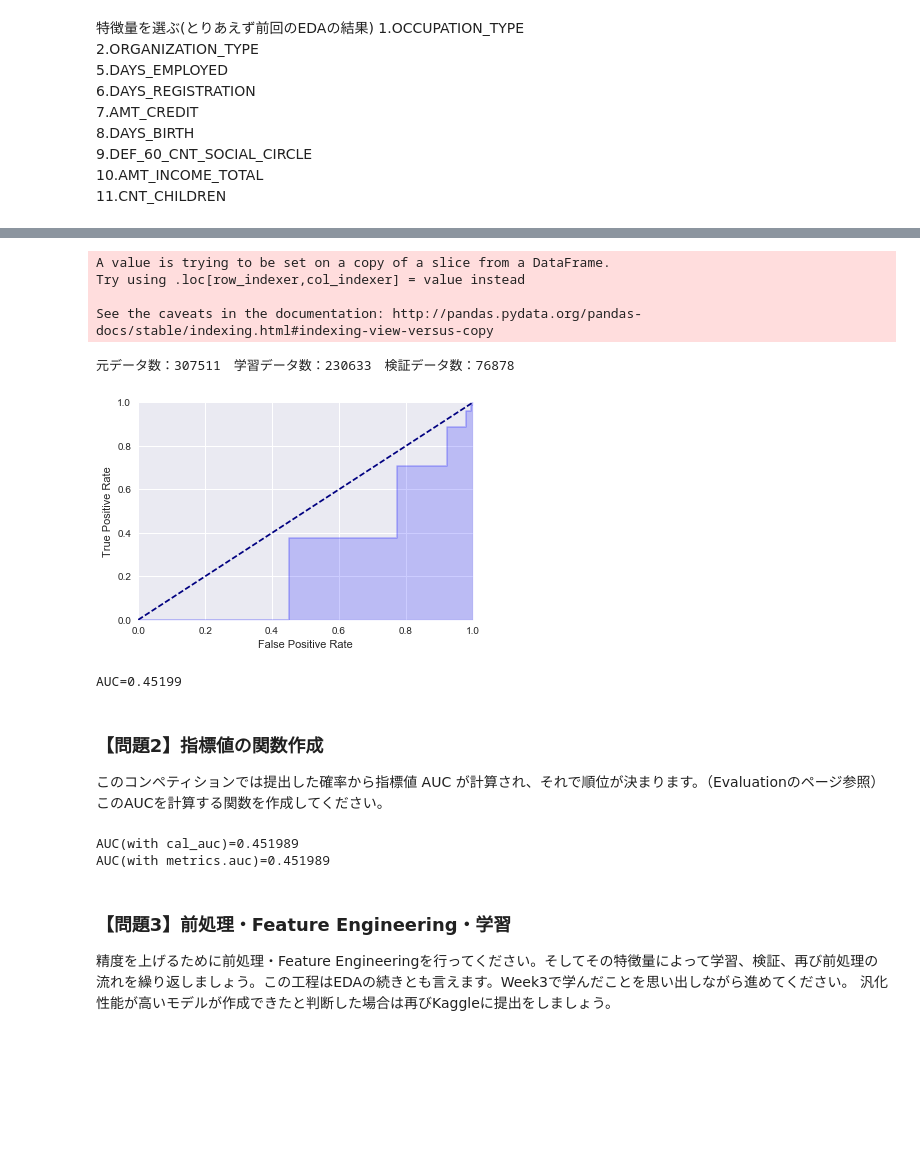
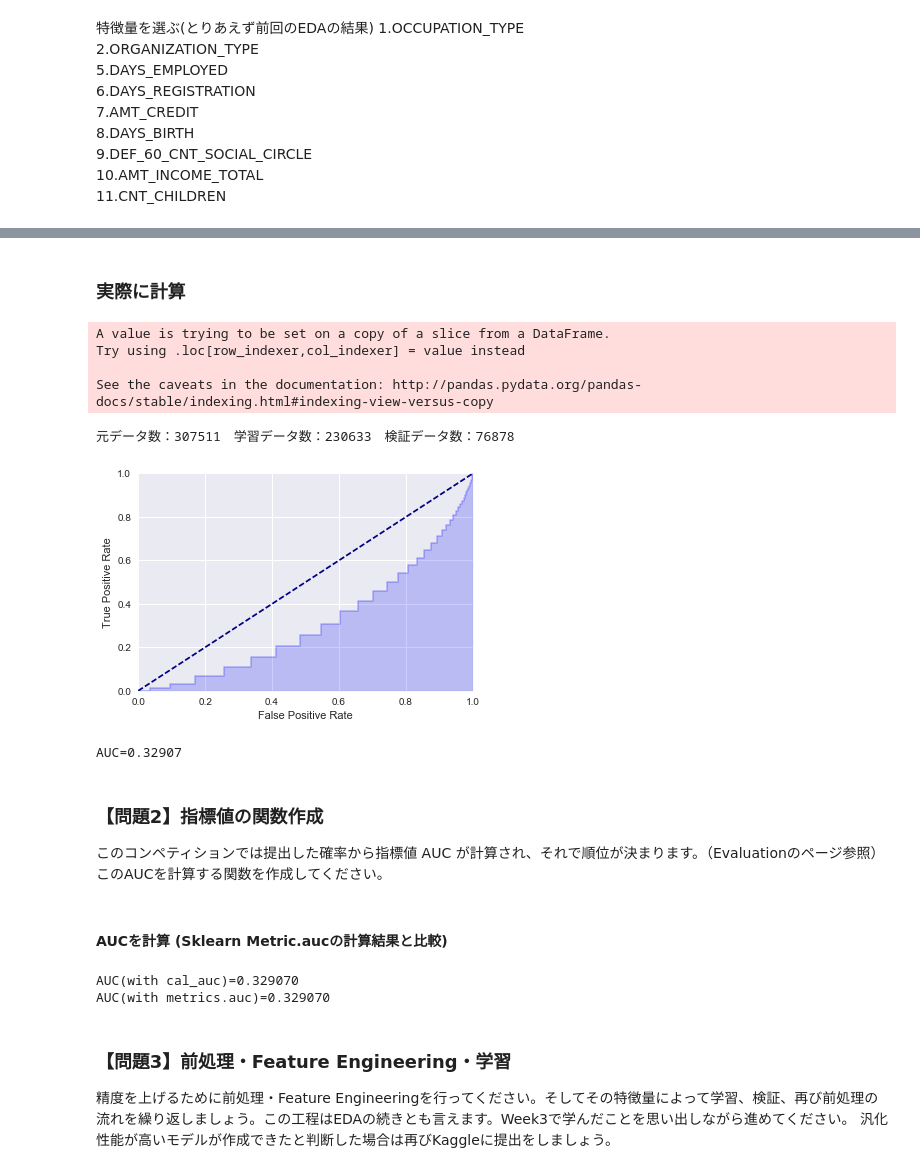
Before and after one commit to ns5849/diveintocode-ml, a Jupyter notebook: week4/week4-session1.ipynb, the cells around one changed output, grey strips where cells are left out. Drawn from its saved outputs; the diff is of its cells as text; code cells hidden in the pictures; blank space fills up the shorter version.

```diff
--- a/week4/week4-session1.ipynb
+++ b/week4/week4-session1.ipynb
@@ -34,7 +33,7 @@ pd.options.display.max_columns = len(pd_application_train.columns)
 # %%
 from sklearn import metrics
 
-def pipline(model, data, target_value, feature_value, normalization=True):
+def pipline(model, data, target_value, feature_value, positive_label, normalization=True, plot=True):
     """
     Parameter
     ---------------
@@ -69,15 +68,16 @@ def pipline(model, data, target_value, feature_value, normalization=True):
     result = model.predict_proba(test_feature)
 
     #rocを計算
-    fpr, tpr, thresholds = metrics.roc_curve(test_target.reshape(-1), result[:,0], pos_label=1)
+    fpr, tpr, thresholds = metrics.roc_curve(test_target.reshape(-1), result[:,0], pos_label=positive_label)
     #rocをplot
-    plt.step(fpr, tpr, color='b', alpha=0.2, where='post')
-    plt.fill_between(fpr, tpr, step='post', alpha=0.2, color='b')
-    plt.plot([0, 1], [0, 1], color='navy', linestyle='--')
-    plt.ylabel('True Positive Rate')
-    plt.xlabel('False Positive Rate')
-    plt.ylim([0.0, 1.0])
-    plt.xlim([0.0, 1.0])
-    plt.show()
+    if plot == True:
+        plt.step(fpr, tpr, color='b', alpha=0.2, where='post')
+        plt.fill_between(fpr, tpr, step='post', alpha=0.2, color='b')
+        plt.plot([0, 1], [0, 1], color='navy', linestyle='--')
+        plt.ylabel('True Positive Rate')
+        plt.xlabel('False Positive Rate')
+        plt.ylim([0.0, 1.0])
+        plt.xlim([0.0, 1.0])
+        plt.show()
 
     return fpr, tpr, thresholds
@@ -84,5 +107,8 @@ def pipline(model, data, target_value, feature_value, normalization=True):
+# %% [markdown]
+### 実際に計算
 # %%
 import copy
+"""
 selected_feature_name = ["OCCUPATION_TYPE",
                          "ORGANIZATION_TYPE",
                          "DAYS_EMPLOYED",
@@ -91,5 +117,17 @@ selected_feature_name = ["OCCUPATION_TYPE",
                          "DEF_60_CNT_SOCIAL_CIRCLE",
                          "AMT_INCOME_TOTAL",
                          "CNT_CHILDREN"]
+"""
+selected_feature_name = ["OCCUPATION_TYPE",
+                         "ORGANIZATION_TYPE",
+                         "EXT_SOURCE_1",
+                         "EXT_SOURCE_2",
+                         "DAYS_EMPLOYED",
+                         "DAYS_REGISTRATION",
+                         "AMT_CREDIT",
+                         "DAYS_BIRTH",
+                         "DEF_60_CNT_SOCIAL_CIRCLE",
+                         "AMT_INCOME_TOTAL",
+                         "CNT_CHILDREN"]
 col_name = copy.deepcopy(selected_feature_name)
 col_name.append("TARGET")
@@ -115,17 +156,17 @@ See the caveats in the documentation: http://pandas.pydata.org/pandas-docs/stabl
 # %%
 from sklearn.ensemble import RandomForestClassifier
 from sklearn.datasets import make_classification
 from sklearn.neighbors import KNeighborsClassifier
-clf = RandomForestClassifier(n_estimators=10, max_depth=100, random_state=2)
+
 #clf = KNeighborsClassifier(n_neighbors=3)
-
-fpr, tpr, thresholds = pipline(clf, pd_reducted_train_data, "TARGET", selected_feature_name)
+clf = RandomForestClassifier(n_estimators=100, max_depth=120, random_state=10)
+fpr, tpr, thresholds = pipline(clf, pd_reducted_train_data, "TARGET", selected_feature_name, 1, False)
 
 print("AUC={:.5f}".format(metrics.auc(fpr, tpr)))
 # %% [output]
 元データ数：307511　学習データ数：230633　検証データ数：76878
-[figure, old version]
+[figure, new version]
-AUC=0.45199
+AUC=0.32907
 # %% [markdown]
 ### 【問題2】指標値の関数作成
 このコンペティションでは提出した確率から指標値 AUC が計算され、それで順位が決まります。（Evaluationのページ参照）
@@ -145,11 +185,12 @@ def cal_auc(fpr, tpr):
     return integral.sum()
+# %% [markdown]
+#### AUCを計算 (Sklearn Metric.aucの計算結果と比較)
 # %%
-#AUCを計算 (Sklearn Metric.aucの計算結果と比較)
 print("AUC(with cal_auc)={:.6f}".format(cal_auc(fpr, tpr)))
 print("AUC(with metrics.auc)={:.6f}".format(metrics.auc(fpr, tpr)))
 # %% [output]
-AUC(with cal_auc)=0.451989
-AUC(with metrics.auc)=0.451989
+AUC(with cal_auc)=0.329070
+AUC(with metrics.auc)=0.329070
 # %% [markdown]
 ### 【問題3】前処理・Feature Engineering・学習
 精度を上げるために前処理・Feature Engineeringを行ってください。そしてその特徴量によって学習、検証、再び前処理の流れを繰り返しましょう。この工程はEDAの続きとも言えます。Week3で学んだことを思い出しながら進めてください。
```
Also changed, not shown: parts of 7 cells of this notebook.
